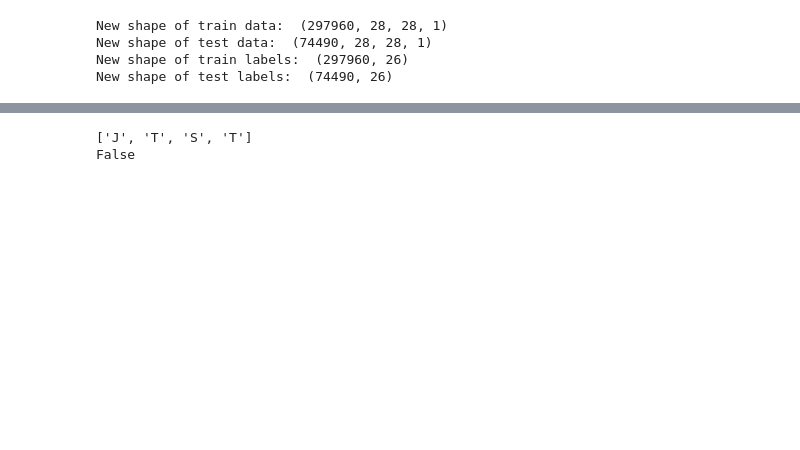
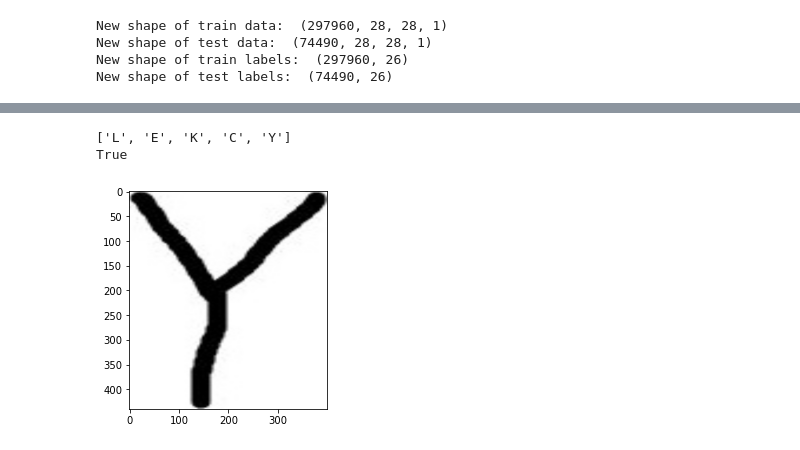
Before and after one commit to FrederikBA/python_exam, a Jupyter notebook: prepare_data.ipynb, the cells around one changed output, grey strips where cells are left out. Saved outputs shown, nothing was run; the diff lists cells and outputs as text; code cells hidden in the pictures; blank space fills up the shorter version.

Commit message:
cykel works

```diff
--- a/prepare_data.ipynb
+++ b/prepare_data.ipynb
@@ -163,7 +163,7 @@ for i,ax in enumerate(axes):
 # %%
 
 
-ext_img = cv2.imread('words/LORT.jpg')
+ext_img = cv2.imread('words/CYKEL.jpg')
 ext_img_copy = ext_img.copy()
 
 #ext_img = cv2.cvtColor(ext_img, cv2.COLOR_BGR2RGB)
@@ -186,6 +186,7 @@ ext_img_copy = ext_img.copy()
 gray = cv2.cvtColor(ext_img, cv2.COLOR_BGR2GRAY)
 blur = cv2.GaussianBlur(gray, (3,3), 0)
 canny = cv2.Canny(blur, 120, 255, 1)
+plt.imshow(gray)
 
 cnts = cv2.findContours(canny, cv2.RETR_EXTERNAL, cv2.CHAIN_APPROX_SIMPLE)
 cnts = cnts[0] if len(cnts) == 2 else cnts[1]
@@ -198,35 +199,37 @@ for c in cnts:
         x,y,w,h = cv2.boundingRect(c)
         cv2.rectangle(ext_img, (x, y), (x + w, y + h), (36,255,12), 2)
         ROI = ext_img_copy[y:y+h, x:x+w]
-        cv2.imwrite("roi_data/ROI_{}.png".format(image_number), ROI)
+        cv2.imwrite("roi_data/ROI_{}.jpg".format(image_number), ROI)
         image_number += 1
 
 files = os.listdir("roi_data")
 letters = []
 
 for file in files:
 
     letter_img = cv2.imread('roi_data/'+file)
     letter_img_copy = letter_img.copy()
 
     letter_img = cv2.cvtColor(letter_img, cv2.COLOR_BGR2RGB)
     letter_img = cv2.resize(letter_img, (400, 440))
 
     letter_img_copy = cv2.GaussianBlur(letter_img_copy, (7,7), 0)
     letter_img_gray = cv2.cvtColor(letter_img_copy, cv2.COLOR_BGR2GRAY)
     _, letter_img_thresh = cv2.threshold(letter_img_gray, 100, 255, cv2.THRESH_BINARY_INV)
 
     letter_img_final = cv2.resize(letter_img_thresh, (28,28))
     letter_img_final = np.reshape(letter_img_final, (1,28,28,1))
 
     prediction = char_dict[np.argmax(model.predict(letter_img_final))]
     letters.append(prediction)
 
+
 print(letters)
 
 facit = 'CYKEL'
 matched_list = [characters in letters for characters in facit]
 print(all(matched_list))
 # %% [output]
-['J', 'T', 'S', 'T']
-False
+['L', 'E', 'K', 'C', 'Y']
+True
+[figure, added]
```
Also changed, not shown: parts of 4 cells of this notebook, 12 other files.
